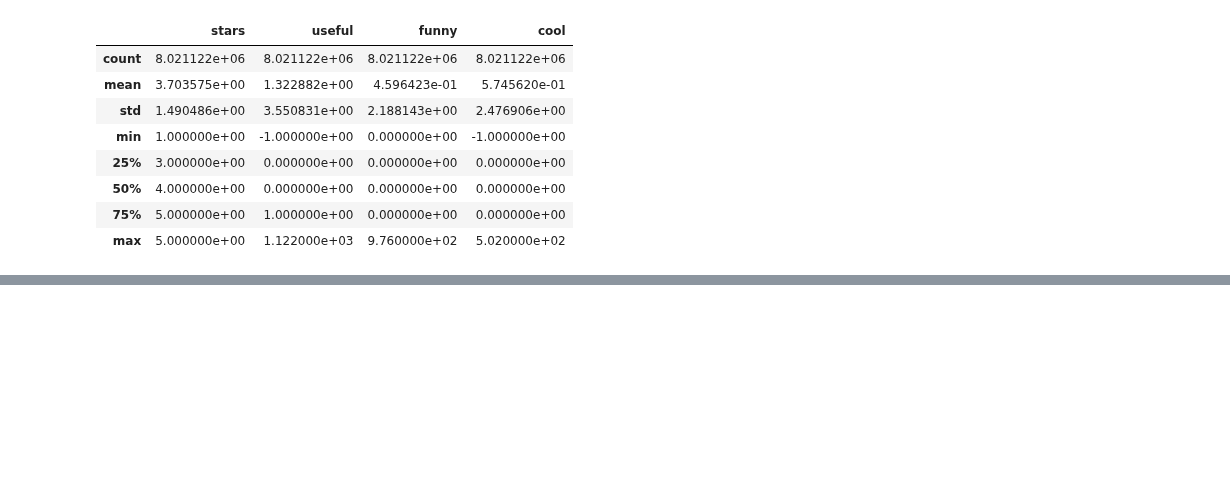
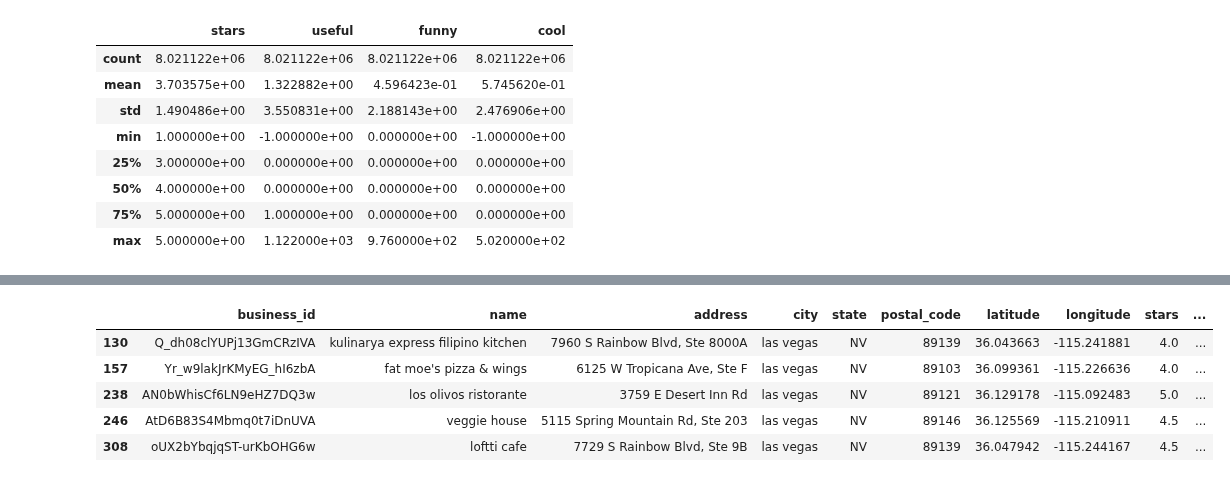
Before and after one commit to loupendley/Thinkful, a Jupyter notebook: HomeworkProjects/FinalCapstone/Yelp_Restaurant_Recommendation_Engine_Chatbot.ipynb, the cells around one changed output, grey strips where cells are left out. Saved outputs shown, nothing was run; the diff lists cells and outputs as text; code cells hidden in the pictures; blank space fills up the shorter version.

```diff
--- a/HomeworkProjects/FinalCapstone/Yelp_Restaurant_Recommendation_Engine_Chatbot.ipynb
+++ b/HomeworkProjects/FinalCapstone/Yelp_Restaurant_Recommendation_Engine_Chatbot.ipynb
@@ -316,34 +320,44 @@ def cleanup_attributes(column_value):
 # %%
 # total_rows['ColumnID'] = total_rows['ColumnID'].astype(str)
 # df_yelp_business[df_yelp_business['categories'].str.contains('Restaurant')].count()
 # df_yelp_business[df_yelp_business['categories'].str.contains('Restaurant')].sample(20)
 # df_yelp_business_restaurants = df_yelp_business[df_yelp_business['categories'].str.contains('Restaurant')]
 # Index(['business_id', 'name', 'address', 'city', 'state', 'postal_code',
 #        'latitude', 'longitude', 'stars', 'review_count', 'is_open',
 #        'attributes', 'categories', 'hours']
 
 # Cleanup the features: categories, attributes, city, and name
 
 # Cleanup df_yelp_business
 df_yelp_business.dropna(subset=['categories', 'attributes'], inplace=True)
-
-df_yelp_business['city'] = df_yelp_business['city'].str.title() # move to lowercase - title tries to be too smart
-df_yelp_business['name'] = df_yelp_business['name'].str.title()
-df_yelp_business['attributes'] = df_yelp_business['attributes'].astype(str)
+df_yelp_business['attributes'] = df_yelp_business['attributes'].astype(str) # df['COLUMN1'].str.decode("utf-8") .str.decode("utf-8")
+df_yelp_business['city'] = df_yelp_business['city'].str.lower() # move to lowercase - title tries to be too smart
+df_yelp_business['name'] = df_yelp_business['name'].str.lower()
+df_yelp_business['categories'] = df_yelp_business['categories'].str.lower()
+# df_yelp_business['attributes'] = df_yelp_business['attributes'].str.lower()
 df_yelp_business['categories'] = df_yelp_business['categories'].astype(str)
+# df_yelp_business['attributes'] = df_yelp_business['attributes'].astype(str) # could this be what is messing up attributes???
 # df_yelp_business['attributes'] = df_yelp_business['attributes'].apply(lambda col: cleanup_attributes(col)) # get the primarygenre
-df_yelp_business_restaurants = df_yelp_business[df_yelp_business['categories'].str.contains('Restaurant')][['business_id','name','city',
+df_yelp_business_restaurants = df_yelp_business[df_yelp_business['categories'].str.contains('restaurant')][['business_id','name','city',
                                                                                                             'postal_code', 'state',
                                                                                                             'latitude','longitude',
                                                                                                             'review_count', 'attributes',
                                                                                                              'categories']]
 df_yelp_biz_LV_Rest = df_yelp_business[
-                                       (df_yelp_business['categories'].str.contains('Restaurant') == True) &
-                                       (df_yelp_business['city'].str.contains('Vegas') == True) &
+                                       (df_yelp_business['categories'].str.contains('restaurant') == True) &
+                                       (df_yelp_business['city'].str.contains('vegas') == True) &
                                        (df_yelp_business.review_count > 40)
                                       ]
 
 # We should only use df_yelp_biz_LV_Rest from here on...
+df_yelp_biz_LV_Rest.head(5)
+# %% [output]
+|  | business_id | name | address | city | state | postal_code | latitude | longitude | stars | ... |
+| 130 | Q_dh08clYUPj13GmCRzIVA | kulinarya express filipino kitchen | 7960 S Rainbow Blvd, Ste 8000A | las vegas | NV | 89139 | 36.043663 | -115.241881 | 4.0 | ... |
+| 157 | Yr_w9lakJrKMyEG_hI6zbA | fat moe's pizza & wings | 6125 W Tropicana Ave, Ste F | las vegas | NV | 89103 | 36.099361 | -115.226636 | 4.0 | ... |
+| 238 | AN0bWhisCf6LN9eHZ7DQ3w | los olivos ristorante | 3759 E Desert Inn Rd | las vegas | NV | 89121 | 36.129178 | -115.092483 | 5.0 | ... |
+| 246 | AtD6B83S4Mbmq0t7iDnUVA | veggie house | 5115 Spring Mountain Rd, Ste 203 | las vegas | NV | 89146 | 36.125569 | -115.210911 | 4.5 | ... |
+| 308 | oUX2bYbqjqST-urKbOHG6w | loftti cafe | 7729 S Rainbow Blvd, Ste 9B | las vegas | NV | 89139 | 36.047942 | -115.244167 | 4.5 | ... |
 # %%
 # df_yelp_biz_LV_Rest.head(20) # there are 4,284 restaurants in Las Vegas, with 40 or more reviews! 24-Jun-2020
 # df_yelp_reviews_LV_Rest =
```
Also changed, not shown: parts of 19 cells of this notebook.
